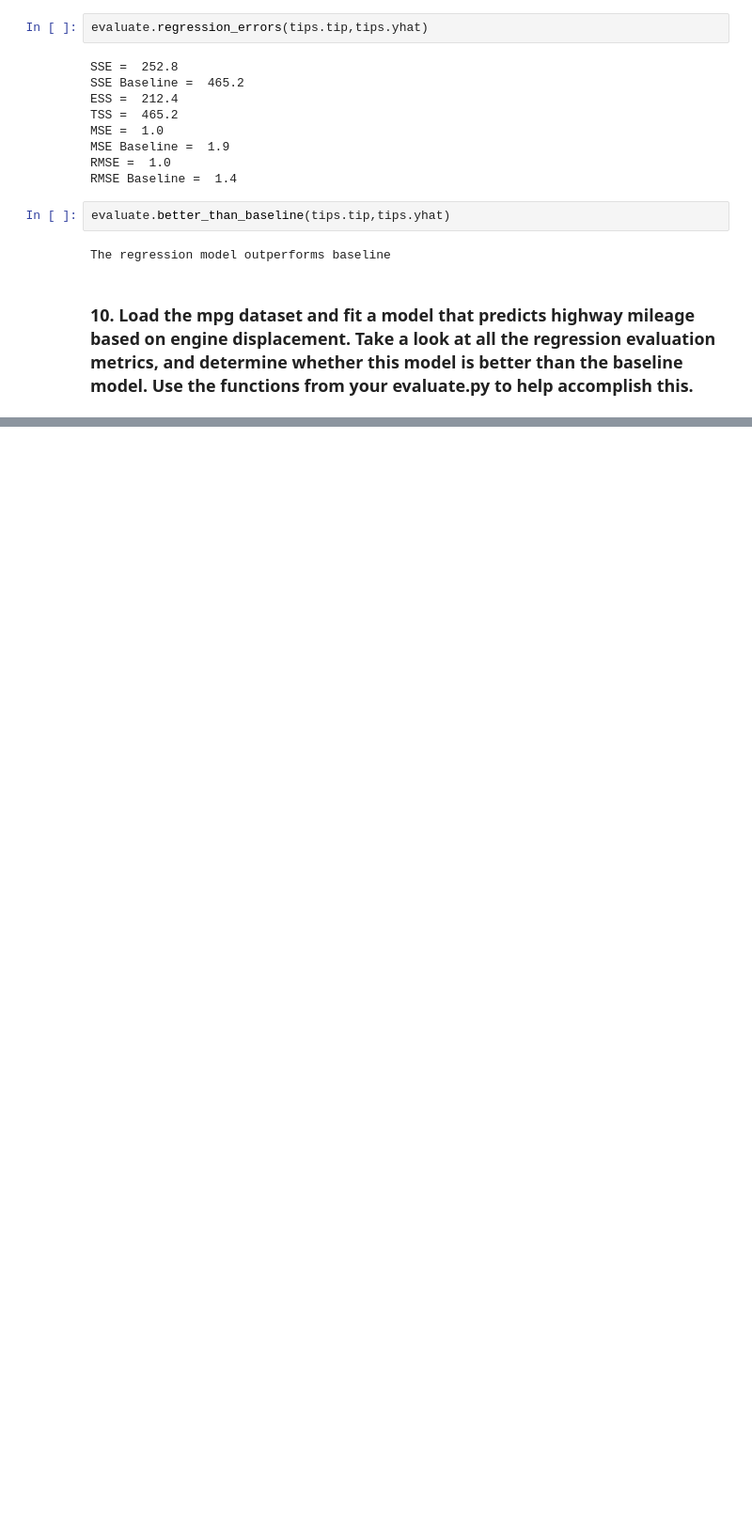
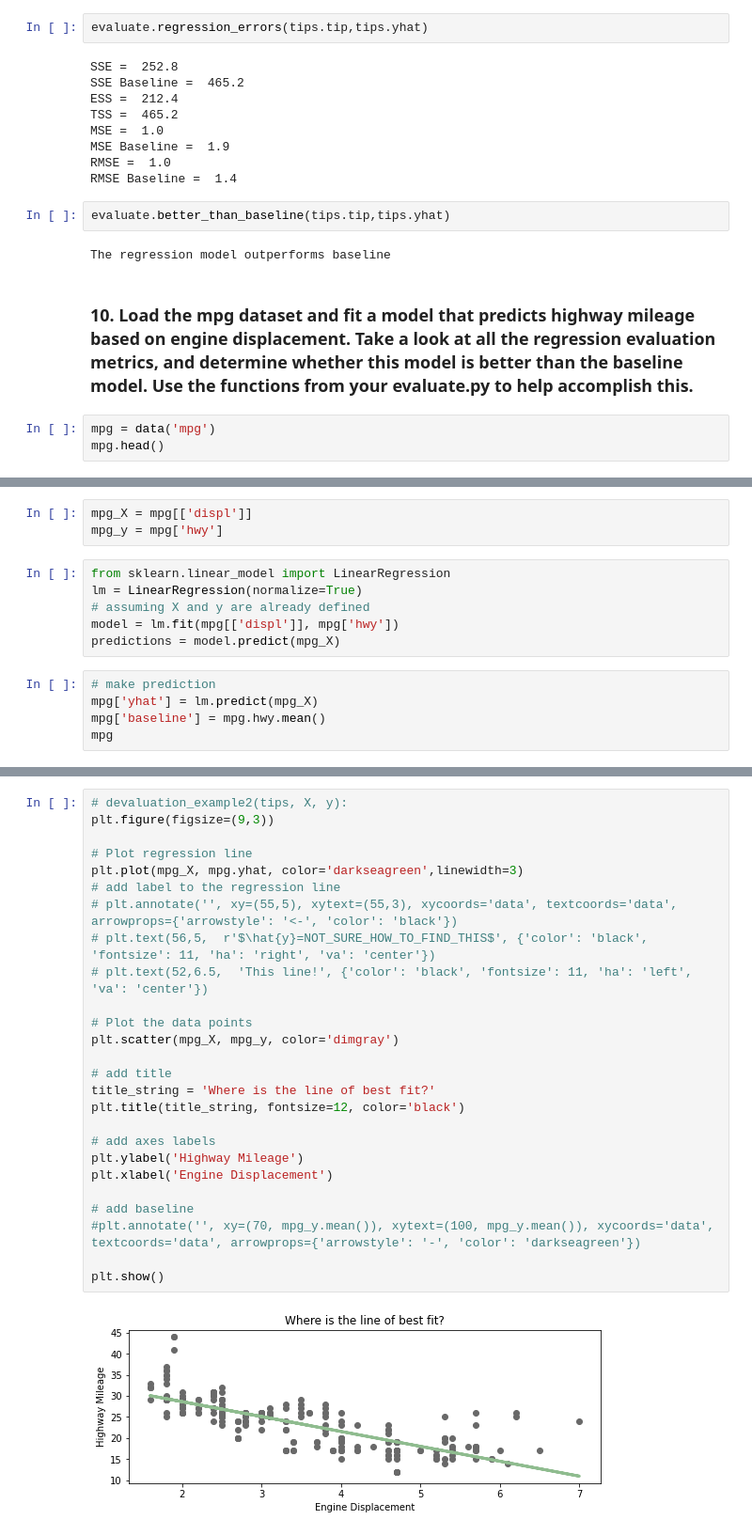
Before and after one commit to brianclements03/regression_exercises, a Jupyter notebook: evaluate.ipynb, the cells around one changed output, grey strips where cells are left out. Shown at 94% size. Saved outputs shown, nothing was run; the diff lists cells and outputs as text; blank space fills up the shorter version.

```diff
--- a/evaluate.ipynb
+++ b/evaluate.ipynb
@@ -326,3 +326,6 @@ evaluate.better_than_baseline(tips.tip,tips.yhat)
 The regression model outperforms baseline
 # %% [markdown]
 ### 10. Load the mpg dataset and fit a model that predicts highway mileage based on engine displacement. Take a look at all the regression evaluation metrics, and determine whether this model is better than the baseline model. Use the functions from your evaluate.py to help accomplish this.
+# %%
+mpg = data('mpg')
+mpg.head()
@@ -328,0 +339,14 @@ The regression model outperforms baseline
+# %%
+mpg_X = mpg[['displ']]
+mpg_y = mpg['hwy']
+# %%
+from sklearn.linear_model import LinearRegression
+lm = LinearRegression(normalize=True)
+# assuming X and y are already defined
+model = lm.fit(mpg[['displ']], mpg['hwy'])
+predictions = model.predict(mpg_X)
+# %%
+# make prediction
+mpg['yhat'] = lm.predict(mpg_X)
+mpg['baseline'] = mpg.hwy.mean()
+mpg
@@ -328,0 +367,28 @@ The regression model outperforms baseline
+# %%
+# devaluation_example2(tips, X, y):
+plt.figure(figsize=(9,3))
+
+# Plot regression line
+plt.plot(mpg_X, mpg.yhat, color='darkseagreen',linewidth=3)
+# add label to the regression line
+# plt.annotate('', xy=(55,5), xytext=(55,3), xycoords='data', textcoords='data', arrowprops={'arrowstyle': '<-', 'color': 'black'})
+# plt.text(56,5,  r'$\hat{y}=NOT_SURE_HOW_TO_FIND_THIS$', {'color': 'black', 'fontsize': 11, 'ha': 'right', 'va': 'center'})
+# plt.text(52,6.5,  'This line!', {'color': 'black', 'fontsize': 11, 'ha': 'left', 'va': 'center'})
+
+# Plot the data points
+plt.scatter(mpg_X, mpg_y, color='dimgray')
+
+# add title
+title_string = 'Where is the line of best fit?'
+plt.title(title_string, fontsize=12, color='black')
+
+# add axes labels
+plt.ylabel('Highway Mileage')
+plt.xlabel('Engine Displacement')
+
+# add baseline
+#plt.annotate('', xy=(70, mpg_y.mean()), xytext=(100, mpg_y.mean()), xycoords='data', textcoords='data', arrowprops={'arrowstyle': '-', 'color': 'darkseagreen'})
+
+plt.show()
+# %% [output]
+[figure, added]
```
Also changed, not shown: parts of 7 cells of this notebook, 1 other file.
